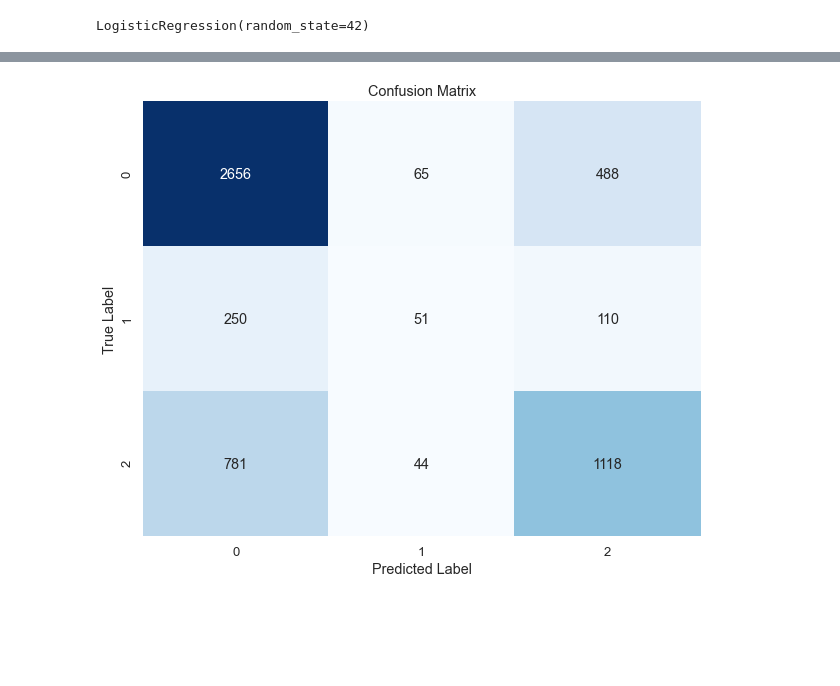
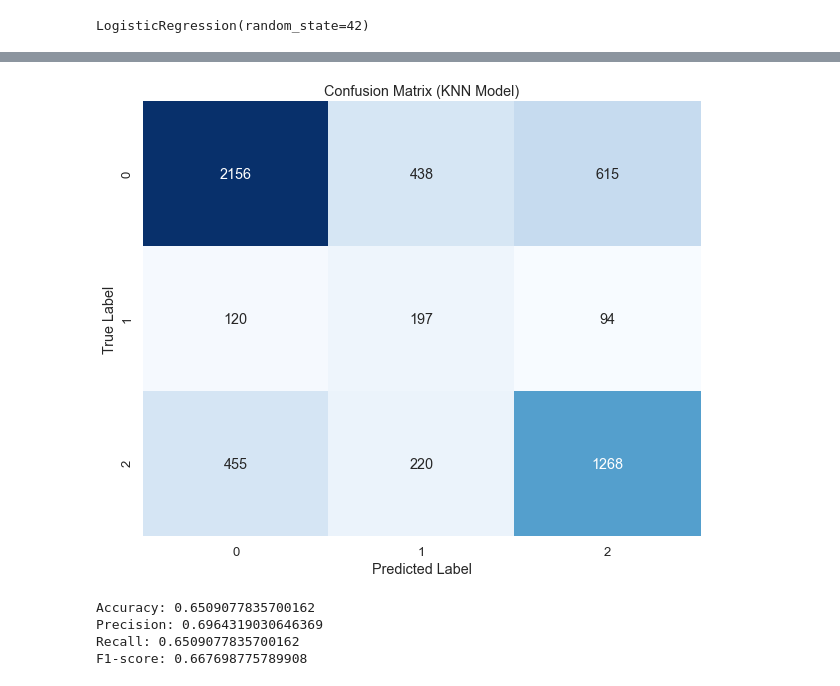
Before and after one commit to LynnsBaraka/tanzania-water-wells, a Jupyter notebook: index.ipynb, the cells around one changed output, grey strips where cells are left out. Saved outputs shown, nothing was run; the diff lists cells and outputs as text; code cells hidden in the pictures; blank space fills up the shorter version.

Commit message:
KNN model

```diff
--- a/index.ipynb
+++ b/index.ipynb
@@ -549,6 +549,7 @@ plt.show()
 # %% [output]
 [figure]
 # %%
+from sklearn.linear_model import LogisticRegression
 from imblearn.over_sampling import SMOTE
 
 # Initialize SMOTE
@@ -557,6 +558,9 @@ smote = SMOTE(random_state=42)
 # Apply SMOTE to the training data only (to avoid data leakage)
 X_train_resampled, y_train_resampled = smote.fit_resample(X_train, y_train)
 
+# Initialize logistic regression model
+logistic_regression_model = LogisticRegression(random_state=42)
+
 # Train your model on the resampled data
 logistic_regression_model.fit(X_train_resampled, y_train_resampled)
 # %% [output]
@@ -588,0 +603,16 @@ Validation Accuracy: 0.5745101563904368
+# %%
+from sklearn.neighbors import KNeighborsClassifier
+from sklearn.metrics import classification_report
+
+# Initialize KNN model
+knn_model = KNeighborsClassifier(n_neighbors=5)  # You can adjust the number of neighbors (k) as needed
+
+# Train the KNN model on the resampled data
+knn_model.fit(X_train_resampled, y_train_resampled)
+
+# Predict the labels for validation data
+y_pred_knn = knn_model.predict(X_val)
+
+# Evaluate the model
+print("Classification Report for KNN Model:")
+print(classification_report(y_val, y_pred_knn))
@@ -589,25 +630,45 @@ Validation Accuracy: 0.5745101563904368
 # %%
 import seaborn as sns
 import matplotlib.pyplot as plt
 from sklearn.metrics import confusion_matrix
 import numpy as np
 
-# Calculate the confusion matrix
-conf_matrix = confusion_matrix(y_val, y_pred)
+# Calculate the confusion matrix for the KNN model
+conf_matrix_knn = confusion_matrix(y_val, y_pred_knn)
 
 # Get class labels
-class_labels = sorted(np.unique(y_val))
+class_labels_knn = sorted(np.unique(y_val))
 
 # Set seaborn style
 sns.set(font_scale=1.2)
 
 # Plot confusion matrix as heatmap
 plt.figure(figsize=(10, 8))
-sns.heatmap(conf_matrix, annot=True, cmap="Blues", fmt="d", cbar=False,
-            xticklabels=class_labels, yticklabels=class_labels)
-plt.title('Confusion Matrix')
+sns.heatmap(conf_matrix_knn, annot=True, cmap="Blues", fmt="d", cbar=False,
+            xticklabels=class_labels_knn, yticklabels=class_labels_knn)
+plt.title('Confusion Matrix (KNN Model)')
 plt.xlabel('Predicted Label')
 plt.ylabel('True Label')
 plt.show()
 # %% [output]
-[figure, old version]
+[figure, new version]
+# %%
+from sklearn.metrics import accuracy_score, precision_score, recall_score, f1_score
+
+# Calculate accuracy
+accuracy = accuracy_score(y_val, y_pred_knn)
+print("Accuracy:", accuracy)
+
+# Calculate precision, recall, and F1-score
+precision = precision_score(y_val, y_pred_knn, average='weighted')
+recall = recall_score(y_val, y_pred_knn, average='weighted')
+f1 = f1_score(y_val, y_pred_knn, average='weighted')
+
+print("Precision:", precision)
+print("Recall:", recall)
+print("F1-score:", f1)
+# %% [output]
+Accuracy: 0.6509077835700162
+Precision: 0.6964319030646369
+Recall: 0.6509077835700162
+F1-score: 0.667698775789908
```
Also changed, not shown: parts of 3 cells of this notebook.
